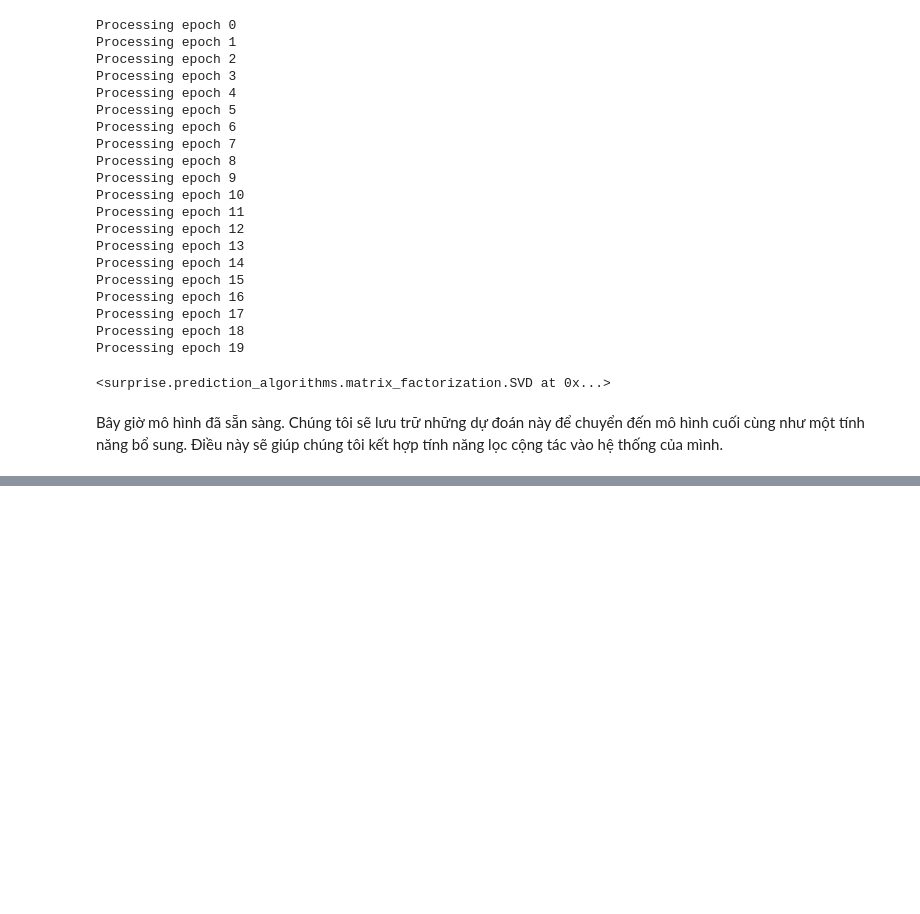
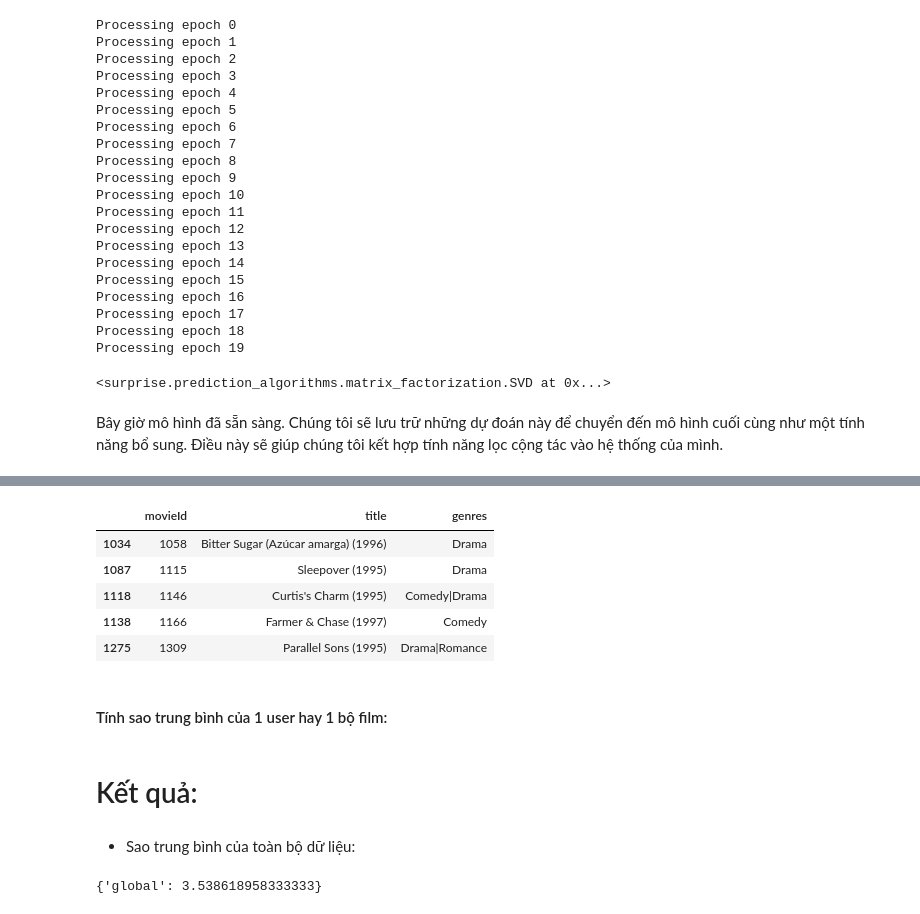
Before and after one commit to bason1999qn/Movie_Recommender_Systems, a Jupyter notebook: By_Spark.ipynb, the cells around one changed output, grey strips where cells are left out. Drawn from its saved outputs; the diff is of its cells as text; code cells hidden in the pictures; blank space fills up the shorter version.

```diff
--- a/By_Spark.ipynb
+++ b/By_Spark.ipynb
@@ -117,0 +200,36 @@ train_pred_mf = np.array([pred.est for pred in train_preds])
+# %%
+
+def top_5_similar_movies(df_movies, train_sparse_matrix, movie):
+    movie = str(movie)
+    if movie.isnumeric() == False:
+        movie = df_movies.loc[df_movies.title == movie]
+        if len(movie) == 0:
+            return 'Invalid name'
+        else:
+            movie = movie.movieId.values[0]
+    else:
+        movie = int(movie)
+    # compute the similar movies of the "movie"
+    movie_sim = cosine_similarity(train_sparse_matrix[:,movie].T,
+                                  train_sparse_matrix.T).ravel()
+    top_sim_movies = movie_sim.argsort()[::-1][1:]
+
+#     # we are ignoring 'The User' from its similar users.
+#     # get the ratings of most similar movie rated by this user
+#     top_ratings = train_sparse_matrix[user, top_sim_movies].toarray().ravel()
+
+#     # we will make it's length "5" by adding user averages to
+#     top_sim_movies_ratings = list(top_ratings[top_ratings != 0][:5])
+#     top_sim_movies_ratings.extend([train_averages['user'][user]]*(5-len(top_sim_movies_ratings)))
+    return df_movies.loc[df_movies.movieId.isin(top_sim_movies[0:5])]
+# %%
+top_5_similar_movies(df_movies, train_sparse_matrix, 'Mother Night (1996)')
+# %% [output]
+|  | movieId | title | genres |
+| 1034 | 1058 | Bitter Sugar (Azúcar amarga) (1996) | Drama |
+| 1087 | 1115 | Sleepover (1995) | Drama |
+| 1118 | 1146 | Curtis's Charm (1995) | Comedy|Drama |
+| 1138 | 1166 | Farmer & Chase (1997) | Comedy |
+| 1275 | 1309 | Parallel Sons (1995) | Drama|Romance |
+# %% [markdown]
+#### Tính sao trung bình của 1 user hay 1 bộ film:
@@ -117,0 +260,12 @@ train_pred_mf = np.array([pred.est for pred in train_preds])
+# %% [markdown]
+# Kết quả:
+# %% [markdown]
+- Sao trung bình của toàn bộ dữ liệu:
+# %%
+train_averages = dict()
+# get the global average of ratings in our train set.
+train_global_average = train_sparse_matrix.sum()/train_sparse_matrix.count_nonzero()
+train_averages['global'] = train_global_average
+train_averages
+# %% [output]
+{'global': 3.538618958333333}
```
Also changed, not shown: parts of 25 cells of this notebook.
